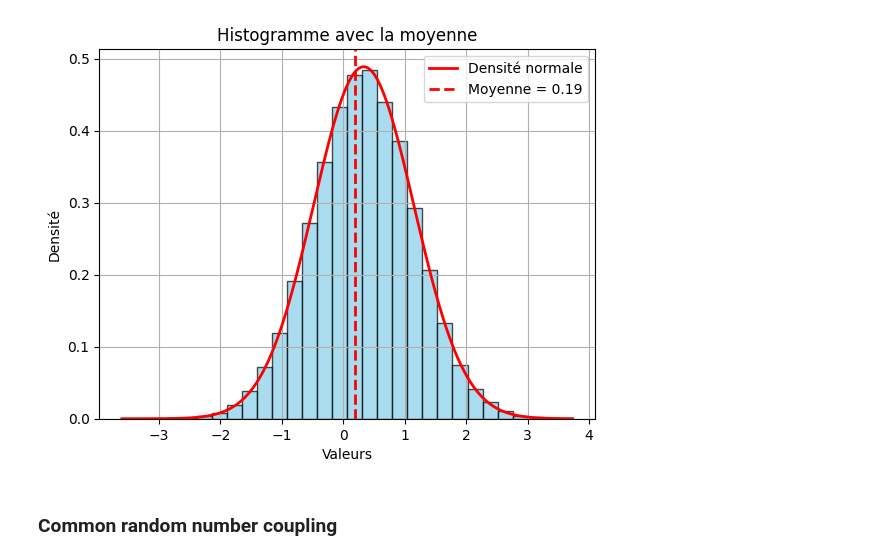
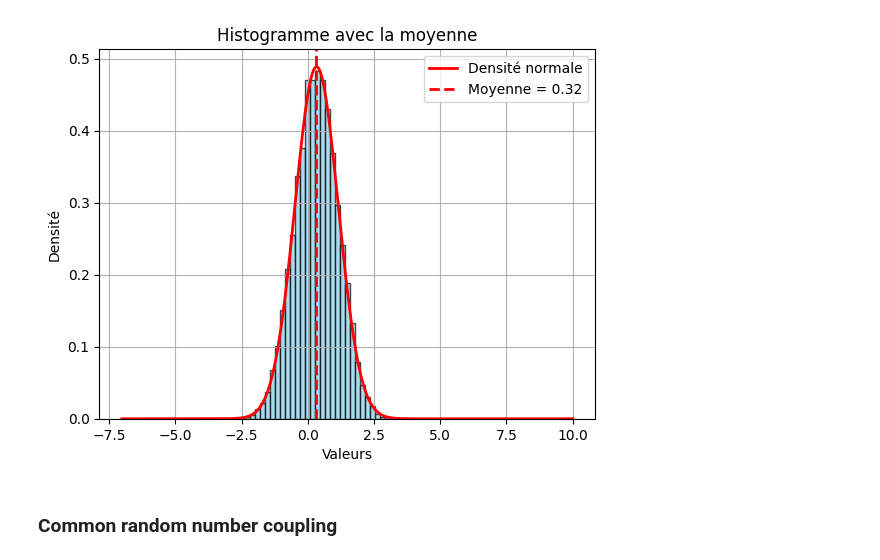
Before and after one commit to MohamedKeteb/Coupling_ESS, a Jupyter notebook: simu_ESS.ipynb, the cells around one changed output. Cells and saved outputs as stored; diff of their text form; code cells hidden in the pictures.

```diff
--- a/simu_ESS.ipynb
+++ b/simu_ESS.ipynb
@@ -10,33 +17,33 @@ from main import *
 # %%
 if __name__ == "__main__":
     d = 1  # Dimension
     m = np.ones(d)
     v = 2*np.eye(d)
 
-    x_init = np.random.randn(d)
-    n_iter = 100000
+    x_init = np.array([10])
+    N = 10000
 
-    ess_sample = np.array(elliptical_slice_sampling(x_init, m, v, n_iter))
+    ess_sample = np.array(elliptical_slice_sampling(x_init, m, v, N))
     # Histogramme avec densité (area under histogram = 1)
     plt.hist(ess_sample[1000:], bins=30, density=True, alpha=0.7, color='skyblue', edgecolor='black')
 
     # Ligne de densité normale théorique
-    l = np.linspace(min(ess_sample), max(ess_sample), n_iter)
+    l = np.linspace(min(ess_sample), max(ess_sample), N)
     plt.plot(l, norm.pdf(l, 1/3, np.sqrt(2/3)), 'r-', lw=2, label='Densité normale')
 
-    mean_value = np.mean(samples)
+    mean_value = np.mean(ess_sample)
     # Afficher
     plt.axvline(mean_value, color='red', linestyle='dashed', linewidth=2, label=f'Moyenne = {mean_value:.2f}')
 
 # Ajouter titre et légende
     plt.title("Histogramme avec la moyenne")
     plt.xlabel("Valeurs")
     plt.ylabel("Densité")
     plt.legend()
     plt.grid(True)
     plt.show()
 # %% [output]
-[figure, old version]
+[figure, new version]
 # %% [markdown]
 ### Common random number coupling
 # %% [markdown]
```
Also changed, not shown: parts of 17 cells of this notebook.
